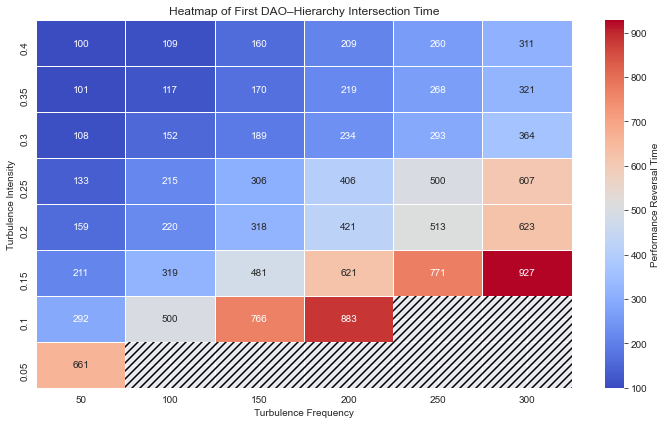
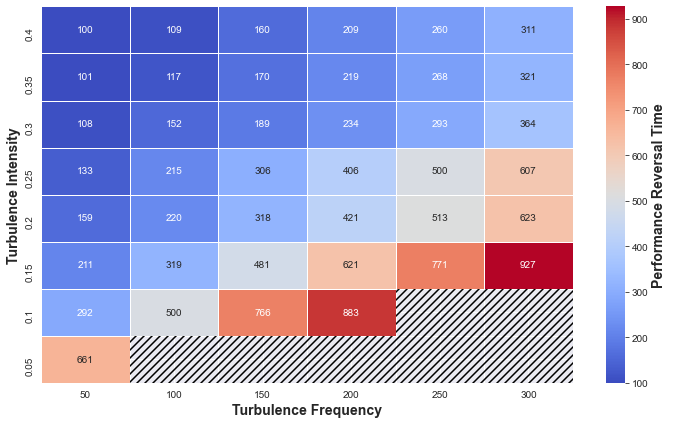
The change to this notebook cell's code, shown as a diff; its figure went from the first image to the second:
--- before
+++ after
@@ -32,4 +32,11 @@
     linewidths=0.5, linecolor="white"
 )
+# Make colorbar label formatting consistent
+cbar = ax.collections[0].colorbar
+cbar.set_label(
+    'Performance Reversal Time',
+    fontweight='bold',
+    fontsize=14
+)
 
 # Overlay hatched rectangles for NaN cells
@@ -45,7 +52,9 @@
             ))
 
-plt.title("Heatmap of First DAO–Hierarchy Intersection Time")
-plt.xlabel("Turbulence Frequency")
-plt.ylabel("Turbulence Intensity")
+# plt.title("Heatmap of First DAO–Hierarchy Intersection Time")
+# plt.xlabel("Turbulence Frequency")
+# plt.ylabel("Turbulence Intensity")
+plt.xlabel('Turbulence Frequency', fontweight='bold', fontsize=14)
+plt.ylabel('Turbulence Intensity', fontweight='bold', fontsize=14)
 ax.invert_yaxis()
 plt.tight_layout()

Commit: add survival analysis as per (Greve, 2002)